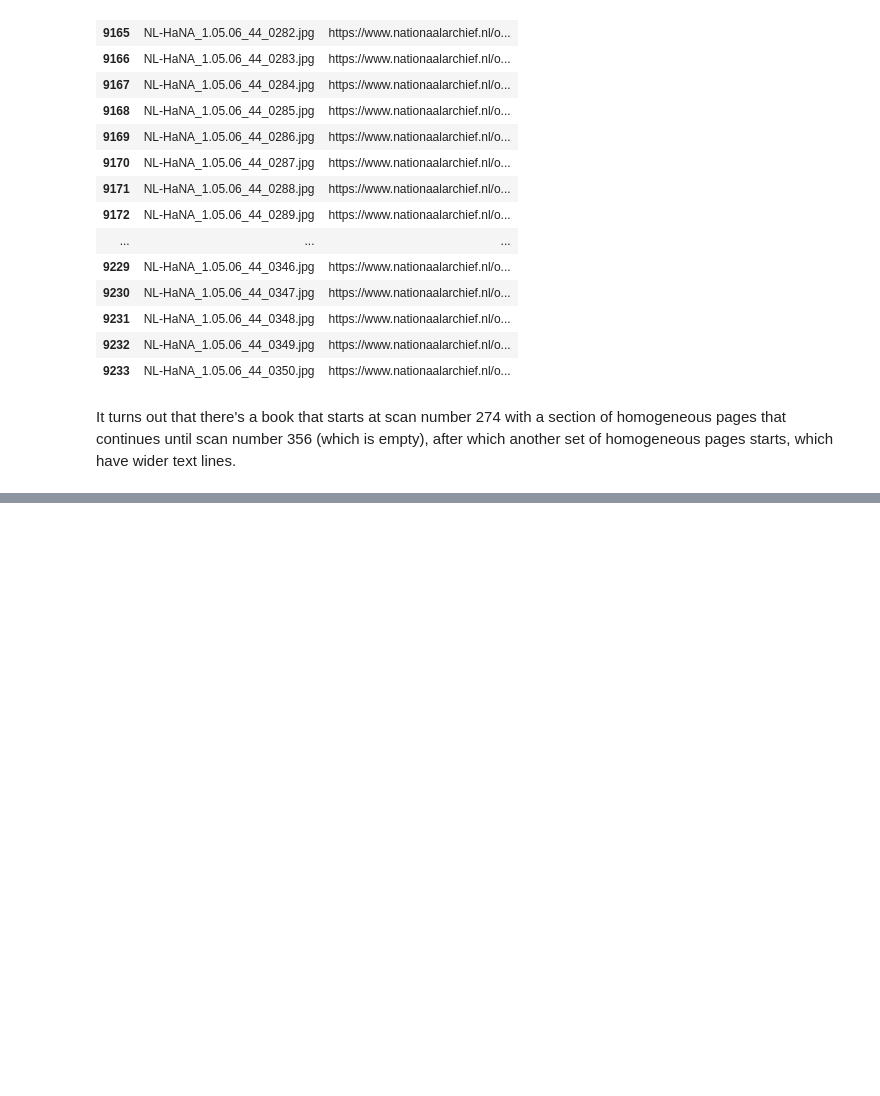
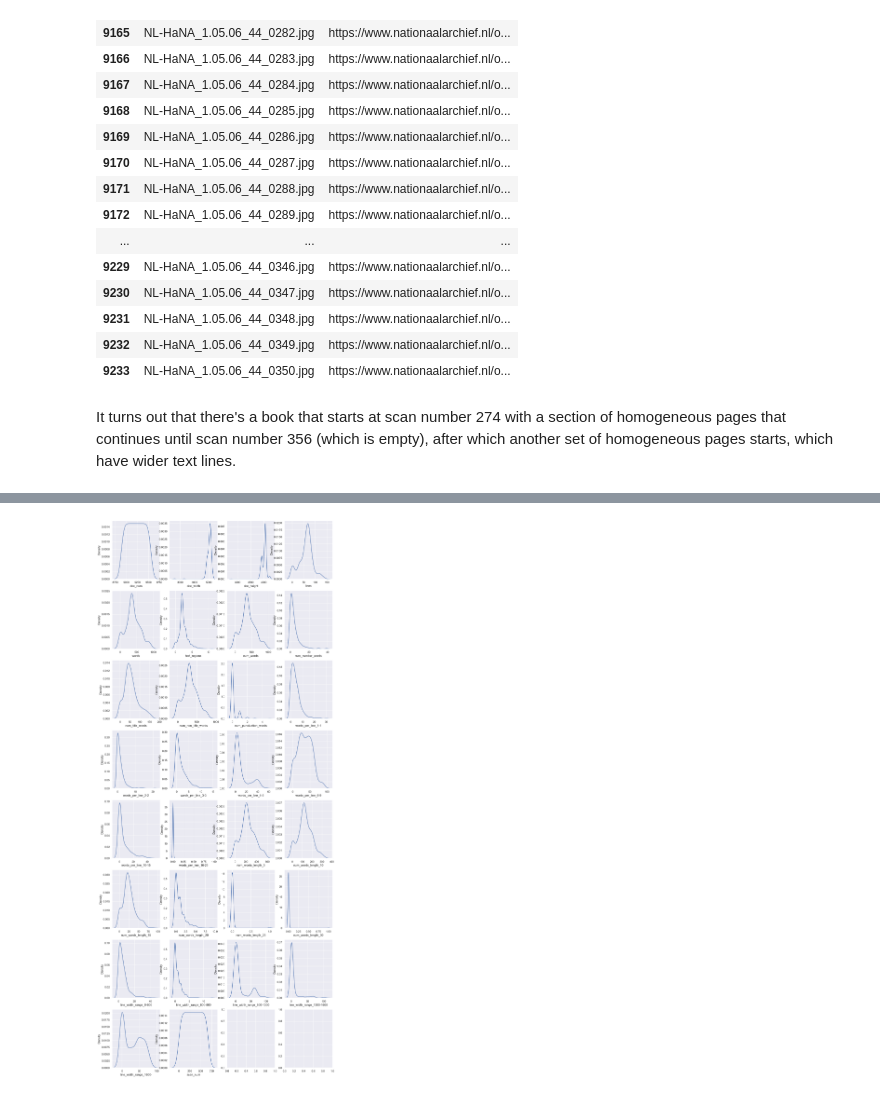
Before and after one commit to knaw-huc/pagexml, a Jupyter notebook: notebooks/Demo-analysing-scan-characteristics-book-sections.ipynb, the cells around one changed output, grey strips where cells are left out. Cells and saved outputs as stored; diff of their text form; code cells hidden in the pictures; blank space fills up the shorter version.

```diff
--- a/notebooks/Demo-analysing-scan-characteristics-book-sections.ipynb
+++ b/notebooks/Demo-analysing-scan-characteristics-book-sections.ipynb
@@ -161,0 +183,16 @@ It turns out that there's a book that starts at scan number 274 with a section o
+# %%
+import matplotlib.pyplot as plt
+import numpy as np
+
+plot_cols = 4
+plot_rows = int(np.ceil(len(stat_cols) / plot_cols))
+fig, ax = plt.subplots(plot_rows, plot_cols)
+
+for si, stat_col in enumerate(stat_cols):
+    row, col = si // plot_cols, si % plot_cols
+    #print(si, row, col)
+    sns.kdeplot(inv_44, x=stat_col, ax=ax[row][col])
+
+fig.set_size_inches(plot_cols * 4, plot_rows * 5)
+# %% [output]
+[figure, added]
```
Also changed, not shown: parts of 18 cells of this notebook, 14 other files.
